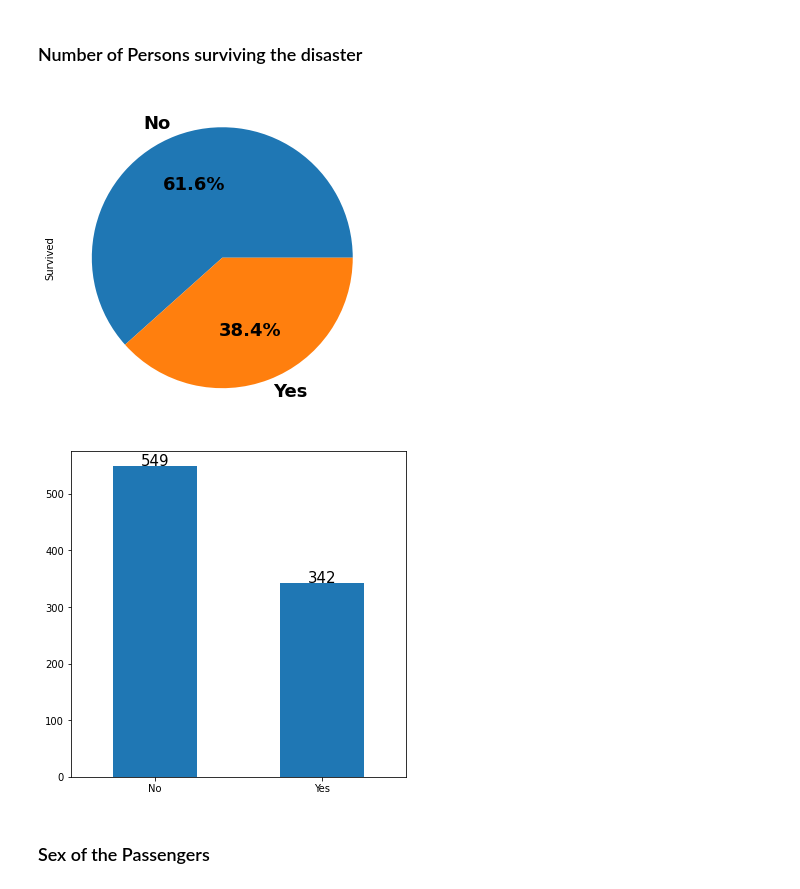
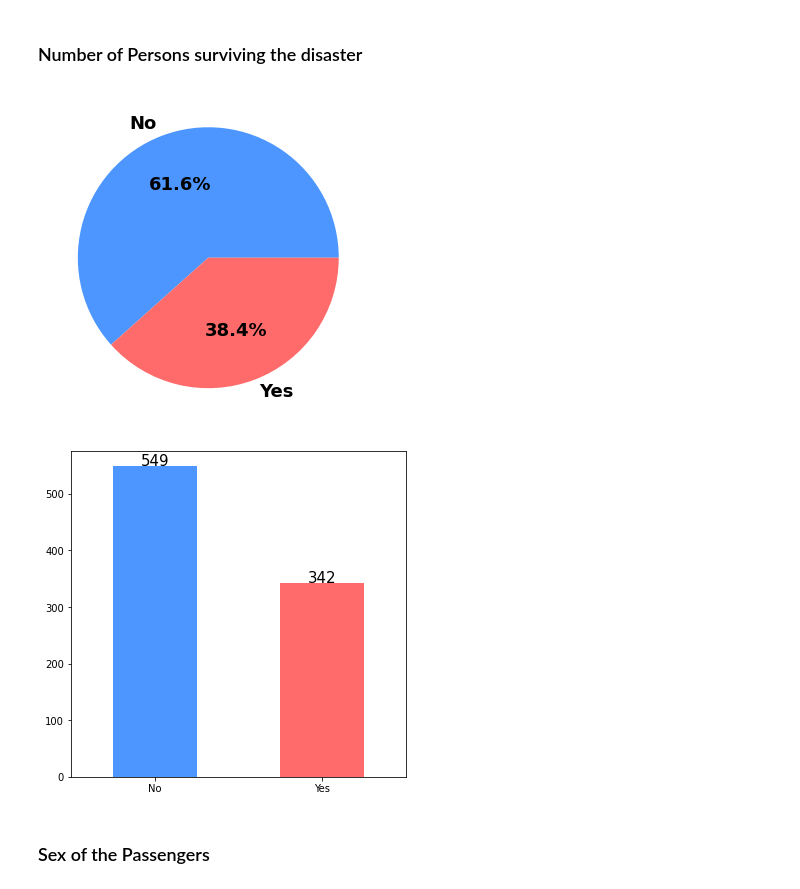
Before and after one commit to dennis-hauser/titanic, a Jupyter notebook: titanic.ipynb, the cells around one changed output. Cells and saved outputs as stored; diff of their text form; code cells hidden in the pictures.

Commit message:
Finished Plots and Chances of Survival

```diff
--- a/titanic.ipynb
+++ b/titanic.ipynb
@@ -65,7 +65,7 @@ data['Female'] = data['Sex'].map({'female': 1, 'male': 0}).astype(int)
 # %% [markdown]
 ### Drop the obsolete features
 # %%
-data.drop(['Sex', 'Name', 'Ticket', 'PassengerId'], axis=1, inplace=True)
+data.drop(['Name', 'Ticket', 'PassengerId'], axis=1, inplace=True)
 # %% [markdown]
 ### Show the number of missing values for each variable
 # %%
@@ -77,30 +77,31 @@ dtype: int64
 # %% [markdown]
 # Simple Statistics and Plots
 Absolute and relative frequencies
+# %%
+colors = ['#4D96FF', '#FF6B6B', '#6BCB77']
 # %% [markdown]
 ### Number of Persons surviving the disaster
 # %%
 _ = plt.figure(figsize=(6, 6))
 
 labels = 'No', 'Yes'
 survived = data['Survived'].value_counts()
-survived.plot.pie(labels=labels, autopct='%.1f%%', textprops={'fontsize': 18, 'weight': 'bold'});
+survived.plot.pie(labels=labels, autopct='%.1f%%', textprops={'fontsize': 18, 'weight': 'bold'}, colors=colors, ylabel='');
+
+_ = plt.figure(figsize=(6, 6))
+
+labels = 'No', 'Yes'
+ax = data['Survived'].value_counts().plot.bar(rot=0, color=colors)
+
+# https://www.geeksforgeeks.org/how-to-annotate-bars-in-barplot-with-matplotlib-in-python/
+for p in ax.patches:
+    ax.annotate(format(p.get_height()),
+                (p.get_x() + p.get_width() / 2, p.get_height()+10),
+                ha='center', va='center', size=15)
+
+plt.xticks([0,1],['No', 'Yes']);
 # %% [output]
-[figure, old version]
+[figure, new version]
+[figure, added]
-# %%
-_ = plt.figure(figsize=(6, 6))
-
-labels = 'No', 'Yes'
-ax = data['Survived'].value_counts().plot.bar(rot=0)
-
-# https://www.geeksforgeeks.org/how-to-annotate-bars-in-barplot-with-matplotlib-in-python/
-for p in ax.patches:
-    ax.annotate(format(p.get_height()),
-                (p.get_x() + p.get_width() / 2, p.get_height()+10),
-                ha='center', va='center', size=15)
-
-plt.xticks([0,1],['No', 'Yes']);
-# %% [output]
-[figure, removed]
 # %% [markdown]
 ### Sex of the Passengers
```
Also changed, not shown: parts of 20 cells of this notebook.
